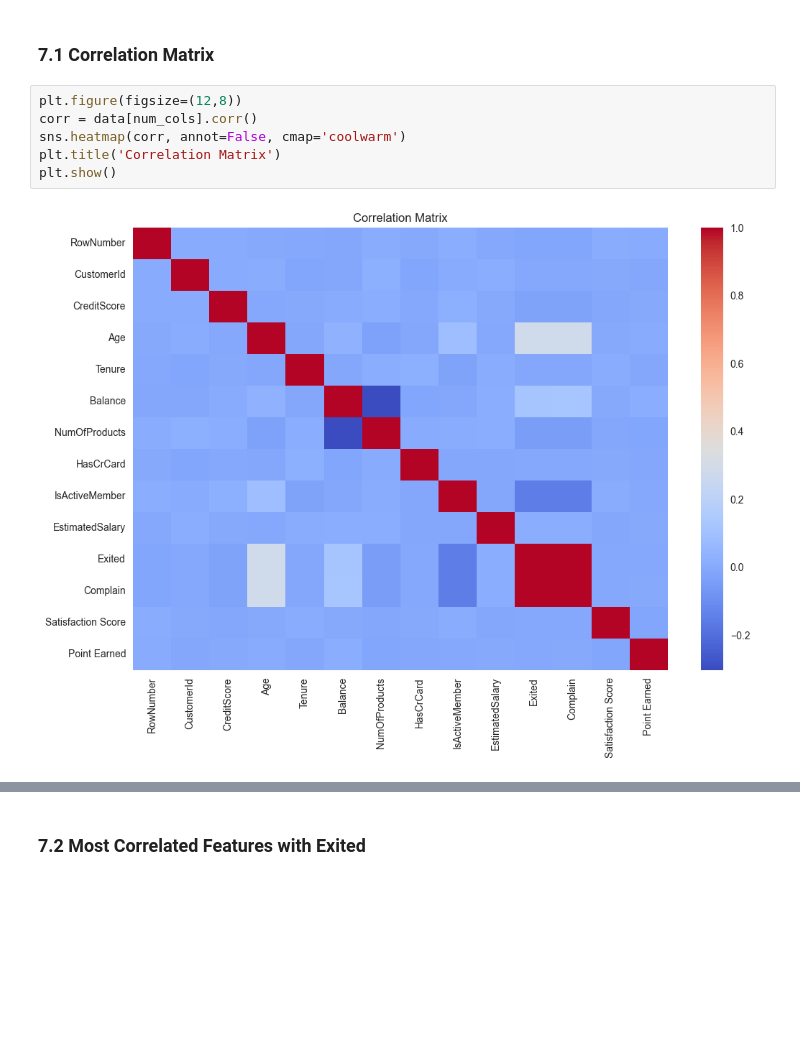
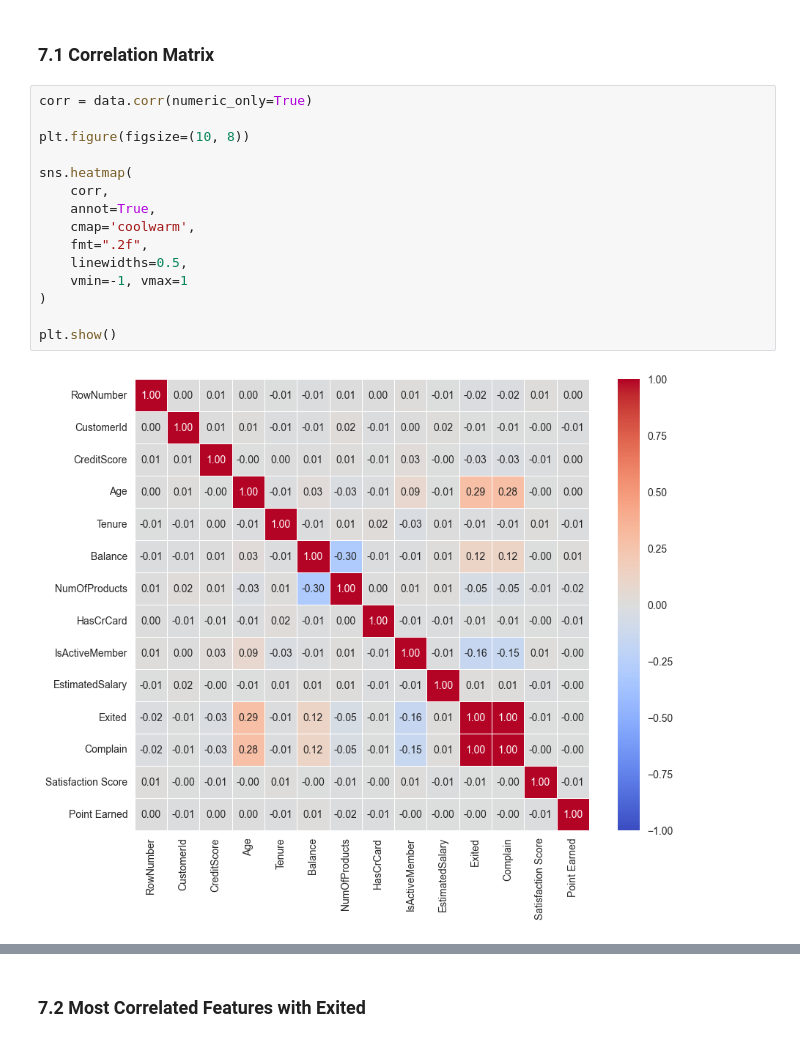
Before and after one commit to chillMLguy/banking_churn_pred, a Jupyter notebook: 1. EDA.ipynb, the cells around one changed output, grey strips where cells are left out. Cells and saved outputs as stored; diff of their text form; blank space fills up the shorter version.

```diff
--- a/1. EDA.ipynb
+++ b/1. EDA.ipynb
@@ -181,10 +181,19 @@ for col in cat_cols:
 # %% [markdown]
 ### 7.1 Correlation Matrix
 # %%
-plt.figure(figsize=(12,8))
-corr = data[num_cols].corr()
-sns.heatmap(corr, annot=False, cmap='coolwarm')
-plt.title('Correlation Matrix')
+corr = data.corr(numeric_only=True)
+
+plt.figure(figsize=(10, 8))
+
+sns.heatmap(
+    corr,
+    annot=True,
+    cmap='coolwarm',
+    fmt=".2f",
+    linewidths=0.5,
+    vmin=-1, vmax=1
+)
+
 plt.show()
 # %% [output]
-[figure, old version]
+[figure, new version]
```
Also changed, not shown: parts of 2 cells of this notebook, 4 other files.
